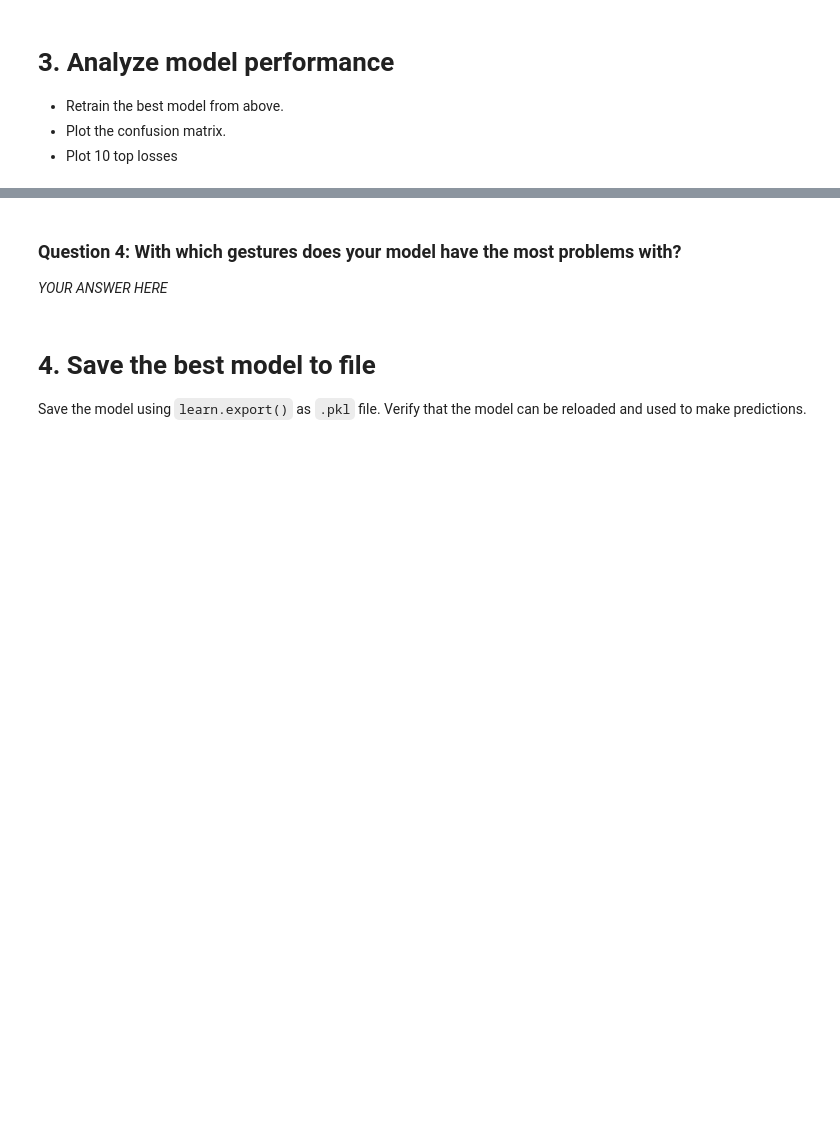
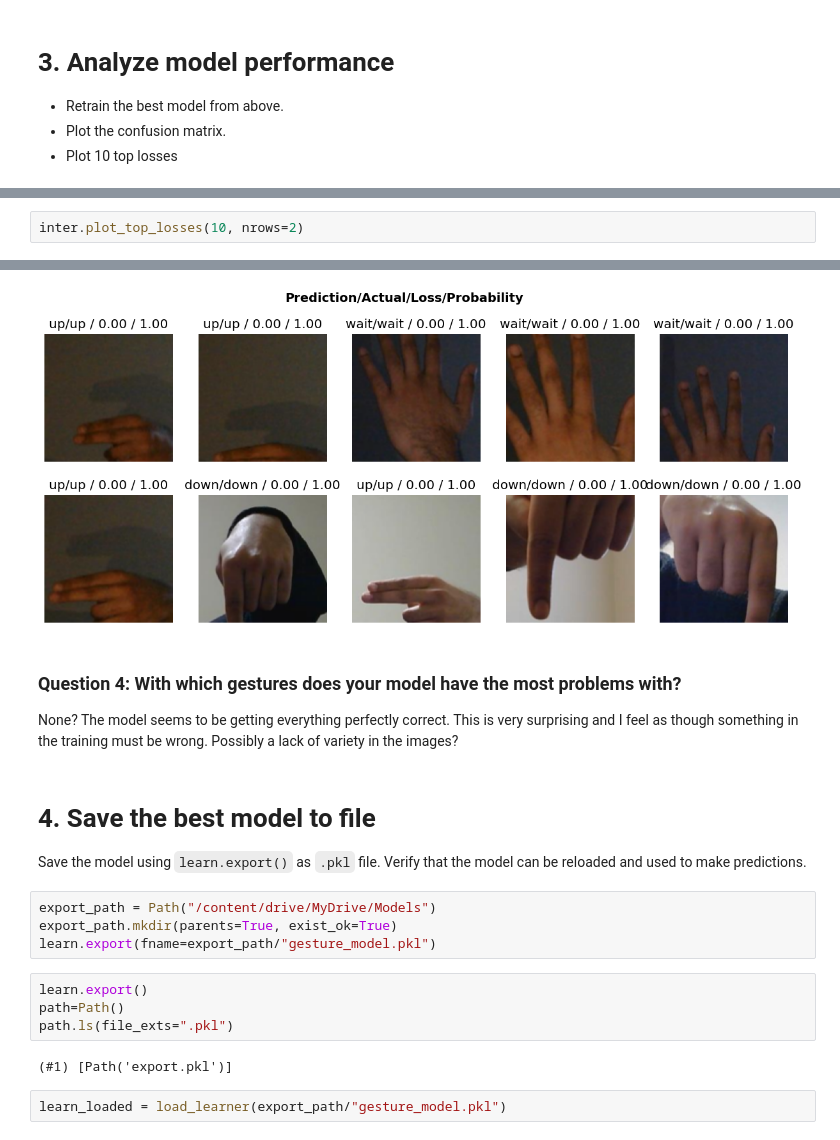
Before and after one commit to HashirYaqoob/ENDG310-Project-1-F2023, a Jupyter notebook: a3_model_training.ipynb, the cells around one changed output, grey strips where cells are left out. Drawn from its saved outputs; the diff is of its cells as text; blank space fills up the shorter version.

```diff
--- a/a3_model_training.ipynb
+++ b/a3_model_training.ipynb
@@ -69,0 +166,3 @@ Train the model with each learning rate using `fine_tune` with 10-15 epochs
+# %%
+inter.plot_top_losses(10, nrows=2)
+# %% [output]
@@ -70,9 +170,23 @@ Train the model with each learning rate using `fine_tune` with 10-15 epochs
+[figure, added]
 # %% [markdown]
 ### Question 4: With which gestures does your model have the most problems with?
-*YOUR ANSWER HERE*
+
+None? The model seems to be getting everything perfectly correct. This is very surprising and I feel as though something in the training must be wrong. Possibly a lack of variety in the images?
 # %% [markdown]
 # 4. Save the best model to file
 Save the model using `learn.export()` as `.pkl` file. Verify that the model can be reloaded and used to make predictions.
+# %%
+export_path = Path("/content/drive/MyDrive/Models")
+export_path.mkdir(parents=True, exist_ok=True)
+learn.export(fname=export_path/"gesture_model.pkl")
+# %%
+learn.export()
+path=Path()
+path.ls(file_exts=".pkl")
+# %% [output]
+(#1) [Path('export.pkl')]
+# %%
+learn_loaded = load_learner(export_path/"gesture_model.pkl")
 # %% [markdown]
 # 5. Summary and Conclusion
 
```
Also changed, not shown: parts of 14 cells of this notebook.
